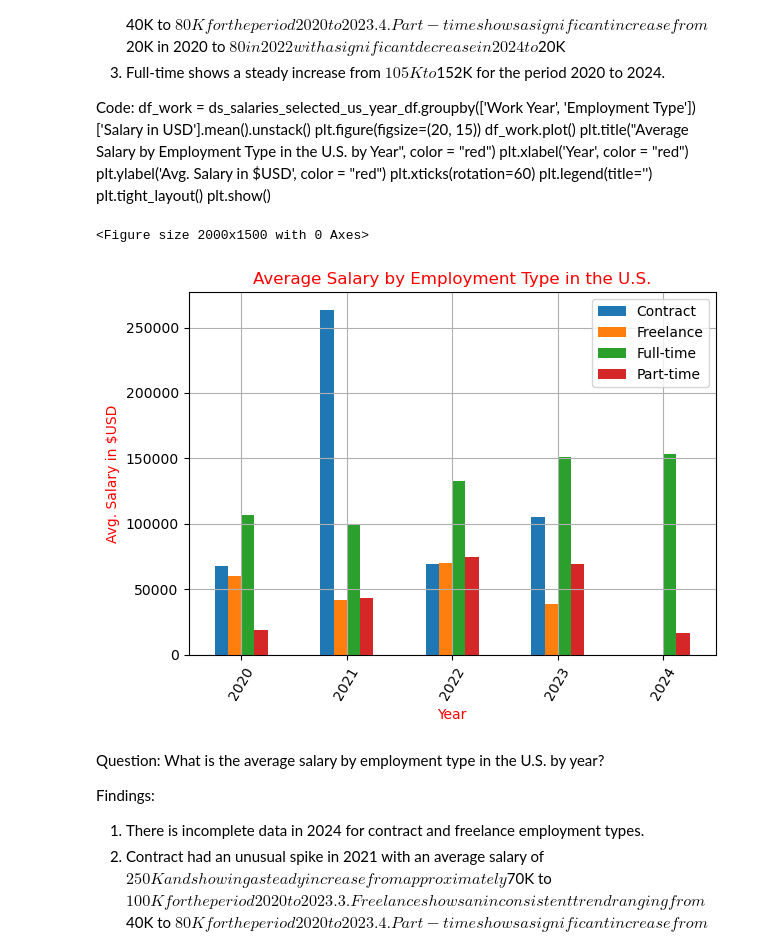
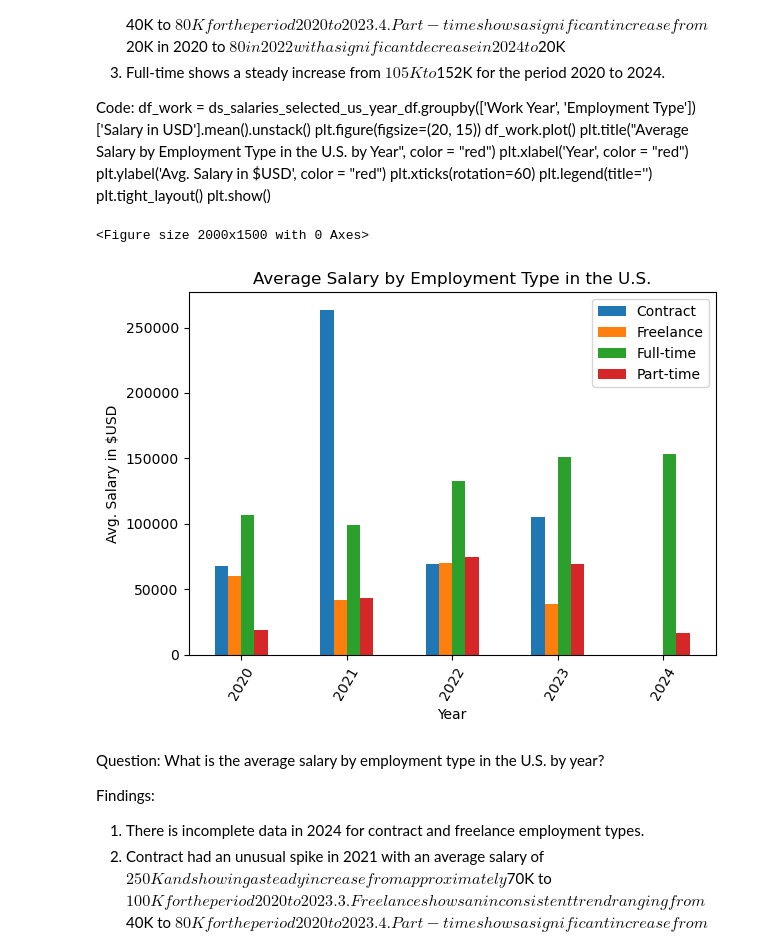
Before and after one commit to sellerstx1982/data_science_salaries, a Jupyter notebook: data_science_salaries_galvan.ipynb, the cells around one changed output. Saved outputs shown, nothing was run; the diff lists cells and outputs as text; code cells hidden in the pictures.

```diff
--- a/data_science_salaries_galvan.ipynb
+++ b/data_science_salaries_galvan.ipynb
@@ -577,18 +577,17 @@ plt.show()
 # %%
 df_work = ds_salaries_selected_us_year_df.groupby(['Work Year', 'Employment Type'])['Salary in USD'].mean().unstack()
 plt.figure(figsize=(20, 15))
 df_work.plot.bar()
-plt.title("Average Salary by Employment Type in the U.S.", color = "red")
-plt.xlabel('Year', color = "red")
-plt.ylabel('Avg. Salary in $USD', color = "red")
+plt.title("Average Salary by Employment Type in the U.S.", color = "black")
+plt.xlabel('Year', color = "black")
+plt.ylabel('Avg. Salary in $USD', color = "black")
 plt.xticks(rotation=60)
 plt.legend(title='')
 plt.tight_layout()
-plt.grid(True)
 plt.show()
 # %% [output]
 <Figure size 2000x1500 with 0 Axes>
-[figure, old version]
+[figure, new version]
 # %% [markdown]
 Question: What is the average salary by employment type in the U.S. by year?
 
```
Also changed, not shown: 4 other files.
